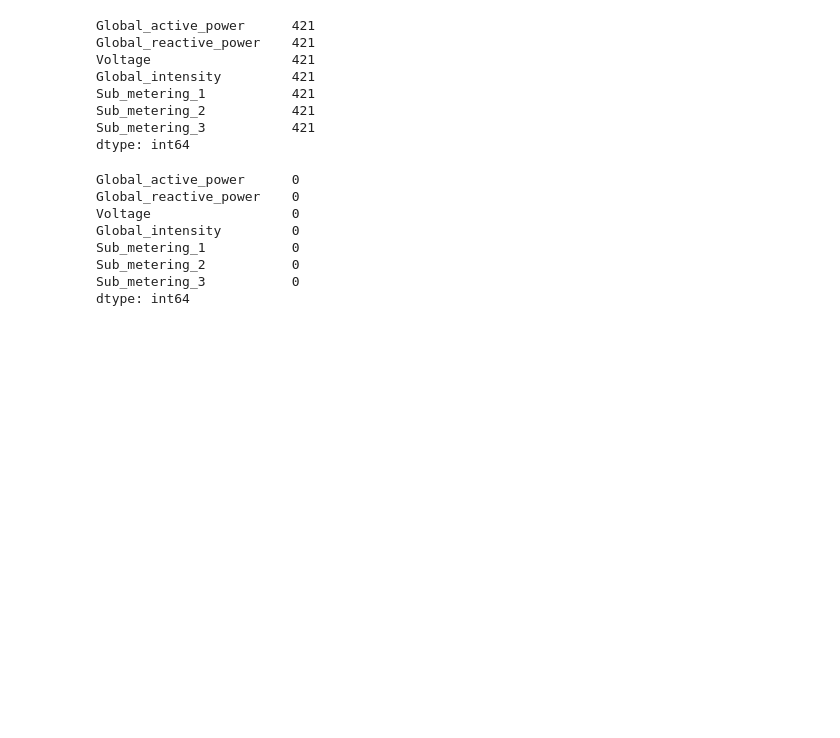
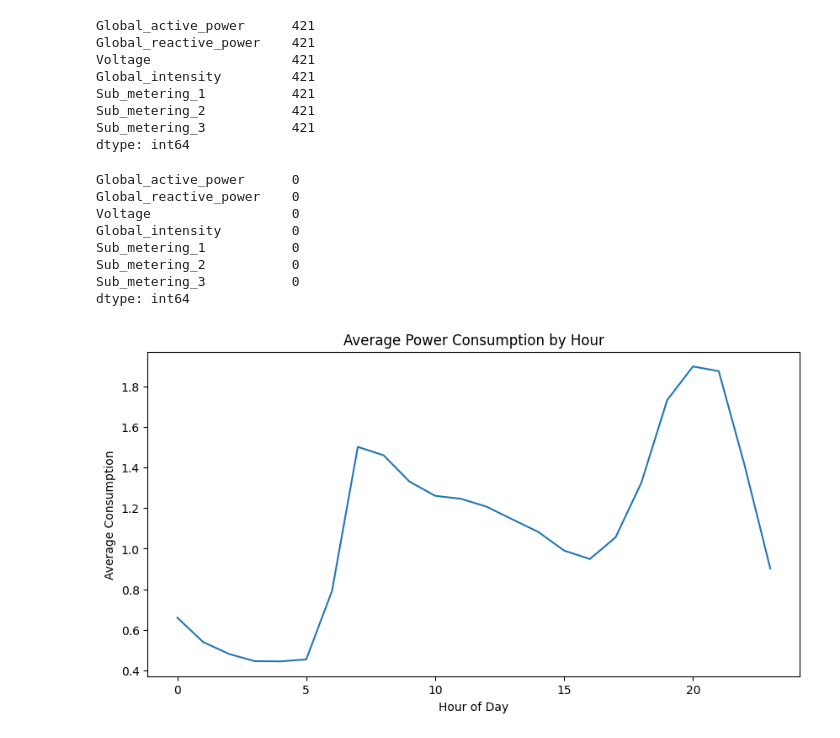
Before and after one commit to ashifa-1/energy-lstm-forecast, a Jupyter notebook: notebook/energy_forecast.ipynb, the cells around one changed output. Drawn from its saved outputs; the diff is of its cells as text; code cells hidden in the pictures; blank space fills up the shorter version.

```diff
--- a/notebook/energy_forecast.ipynb
+++ b/notebook/energy_forecast.ipynb
@@ -199,3 +199,16 @@ Sub_metering_1           0
 Sub_metering_2           0
 Sub_metering_3           0
 dtype: int64
+# %%
+df_hourly['hour'] = df_hourly.index.hour
+# %%
+hourly_pattern = df_hourly.groupby('hour')['Global_active_power'].mean()
+
+plt.figure(figsize=(10,5))
+hourly_pattern.plot()
+plt.title("Average Power Consumption by Hour")
+plt.xlabel("Hour of Day")
+plt.ylabel("Average Consumption")
+plt.show()
+# %% [output]
+[figure, added]
```
Also changed, not shown: parts of 1 cell of this notebook.
